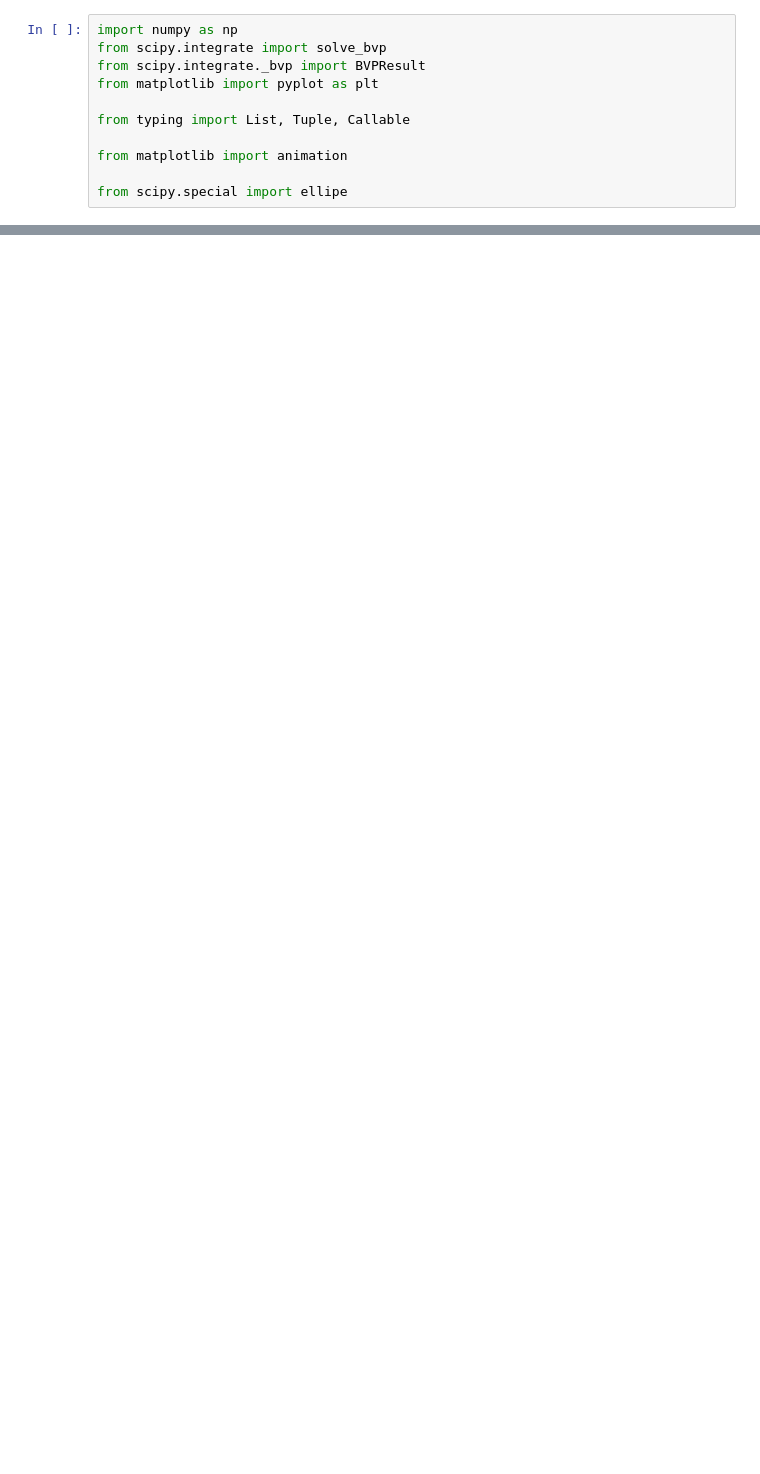
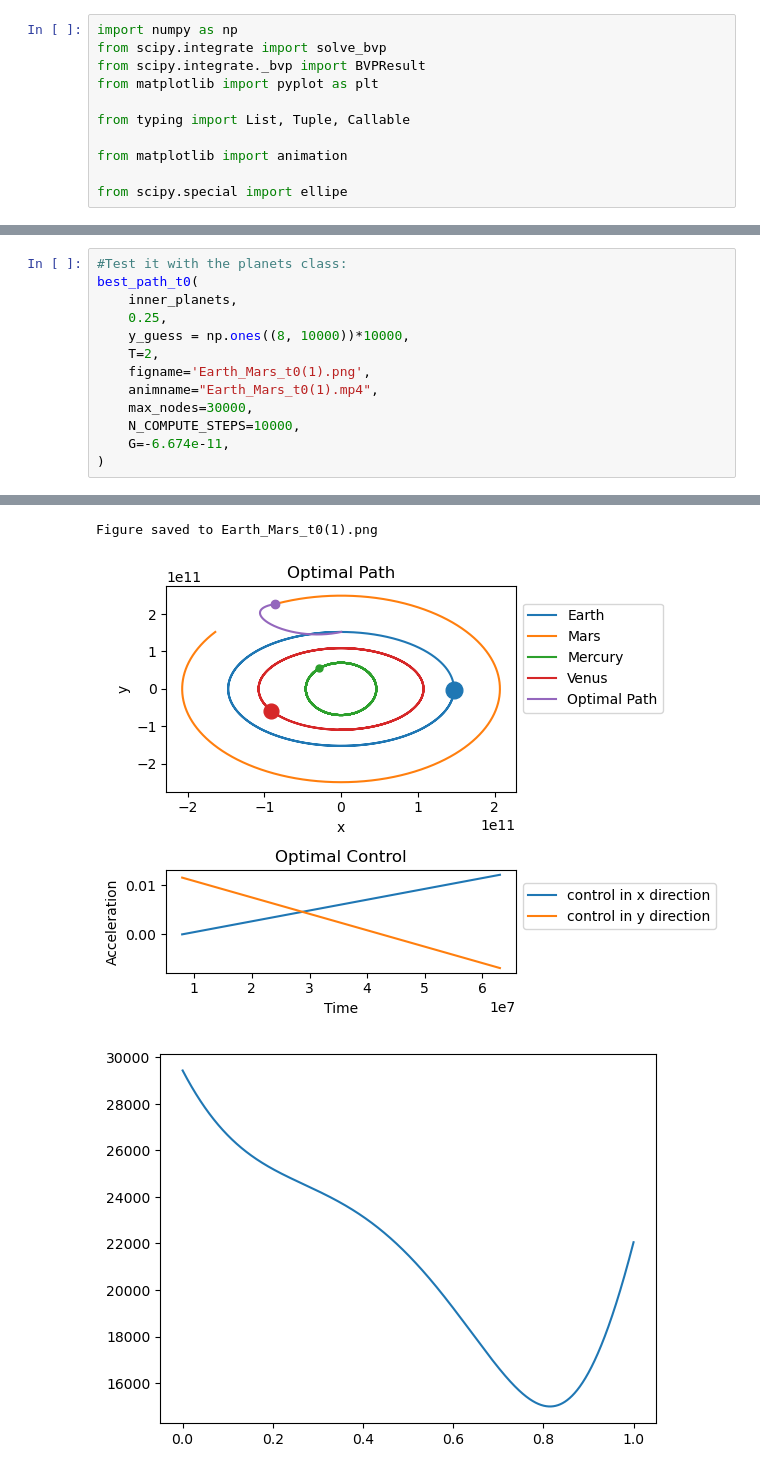
Before and after one commit to curtispevans/ogaucho-worktable, a Jupyter notebook: temp_work.ipynb, the cells around one changed output, grey strips where cells are left out. Cells and saved outputs as stored; diff of their text form; blank space fills up the shorter version.

```diff
--- a/temp_work.ipynb
+++ b/temp_work.ipynb
@@ -662,0 +891,14 @@ Animation saved to Earth_Mars_tf.mp4
+# %%
+#Test it with the planets class:
+best_path_t0(
+    inner_planets,
+    0.25,
+    y_guess = np.ones((8, 10000))*10000,
+    T=2,
+    figname='Earth_Mars_t0(1).png',
+    animname="Earth_Mars_t0(1).mp4",
+    max_nodes=30000,
+    N_COMPUTE_STEPS=10000,
+    G=-6.674e-11,
+)
+# %% [output]
@@ -662,0 +914,3 @@ Animation saved to Earth_Mars_tf.mp4
+Figure saved to Earth_Mars_t0(1).png
+[figure, added]
+[figure, added]
```
Also changed, not shown: parts of 7 cells of this notebook, 10 other files.
